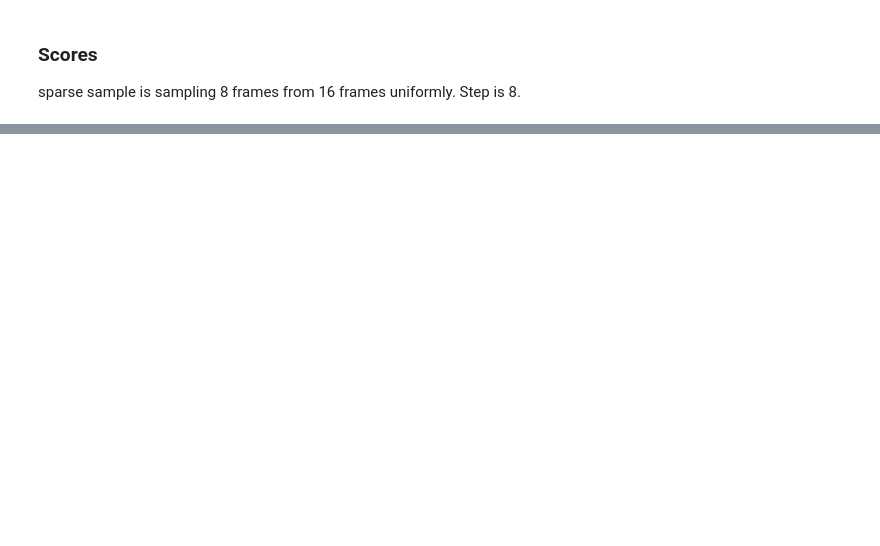
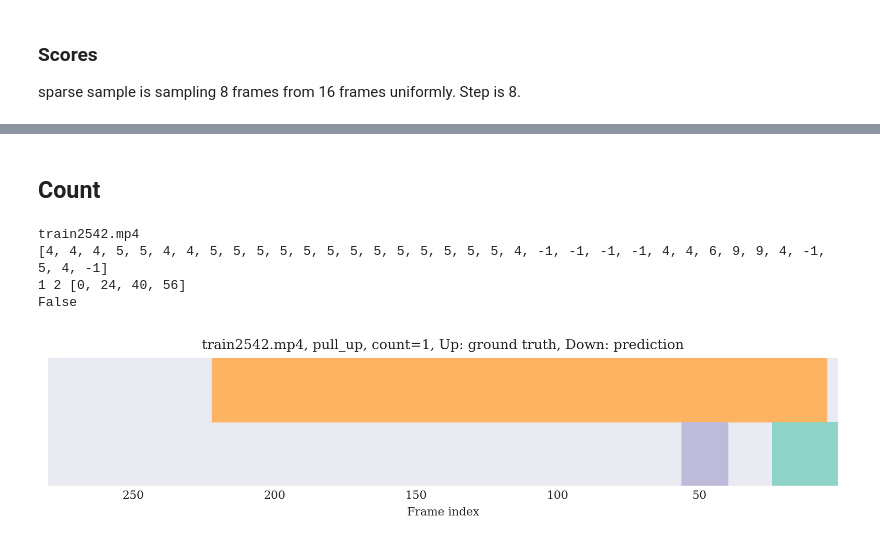
Before and after one commit to iucario/WorkoutDetector, a Jupyter notebook: notebooks/rep_analysis.ipynb, the cells around one changed output, grey strips where cells are left out. Saved outputs shown, nothing was run; the diff lists cells and outputs as text; code cells hidden in the pictures; blank space fills up the shorter version.

```diff
--- a/notebooks/rep_analysis.ipynb
+++ b/notebooks/rep_analysis.ipynb
@@ -147,0 +152,2 @@ plt.show()
+# %% [markdown]
+## Count
@@ -147,0 +156,50 @@ plt.show()
+# %%
+x = next(video_iter)
+json_path = x.video_name + '.score.json'
+j = json.load(open(osj(video_save_dir, json_path)))
+print(j['video_name'])
+gt = np.array(j['ground_truth'])
+score = j['scores']
+threshold = 0.6
+# print(score.values())
+pred = []
+
+for v in score.values():
+    first_item = list(v.items())[0]
+    if first_item[1] >= threshold:
+        pred.append(int(first_item[0]))
+    else:
+        pred.append(-1)
+print(pred)
+result = pred_to_count(pred, step=8)
+print(len(gt)//2, result[0], result[1])
+print(result[0] == len(gt)//2)
+# %% [output]
+train2542.mp4
+[4, 4, 4, 5, 5, 4, 4, 5, 5, 5, 5, 5, 5, 5, 5, 5, 5, 5, 5, 5, 4, -1, -1, -1, -1, 4, 4, 6, 9, 9, 4, -1, 5, 4, -1]
+1 2 [0, 24, 40, 56]
+False
+# %%
+def plot_pred(result, gt, total, info=None, step=8):
+    """Plot segmentation result and ground truth."""
+
+    plt.figure(figsize=(8, 2))
+    plt.xlabel('Frame index')
+    plt.yticks([])
+    plt.ylim(0, 1)
+    plt.xlim(total)
+    for i in range(0, len(gt), 2):
+        rect = plt.Rectangle((gt[i], 0.5), (gt[i+1]-gt[i]), 0.5, color=['C5', 'C4'][i%4//2])
+        plt.gca().add_patch(rect)
+    for j in range(0, len(result), 2):
+        rect = plt.Rectangle((result[j], 0.0), (result[j+1]-result[j]), 0.49, color=['C0', 'C2'][j%4//2])
+        plt.gca().add_patch(rect)
+    # plt.vlines(result, color='C1', ymin=0.0, ymax=1.0)
+    plt.title(f'{info["video_name"]}, {info["action"]}, count={len(gt)//2},'\
+        ' Up: ground truth, Down: prediction')
+    plt.show()
+
+
+plot_pred(result[1], j['ground_truth'], j['total_frames'],j, step=8)
+# %% [output]
+[figure, added]
```
Also changed, not shown: parts of 10 cells of this notebook, 3 other files.
